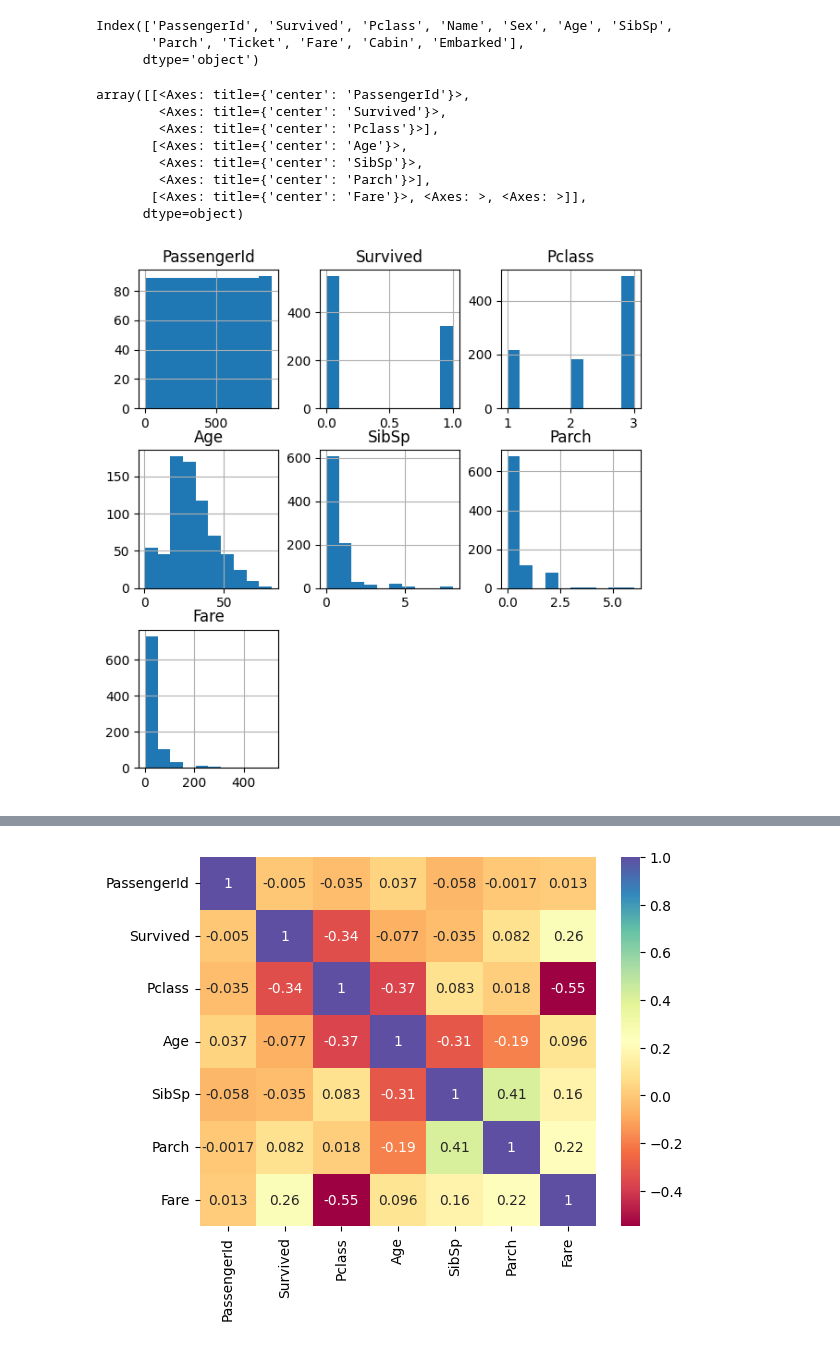
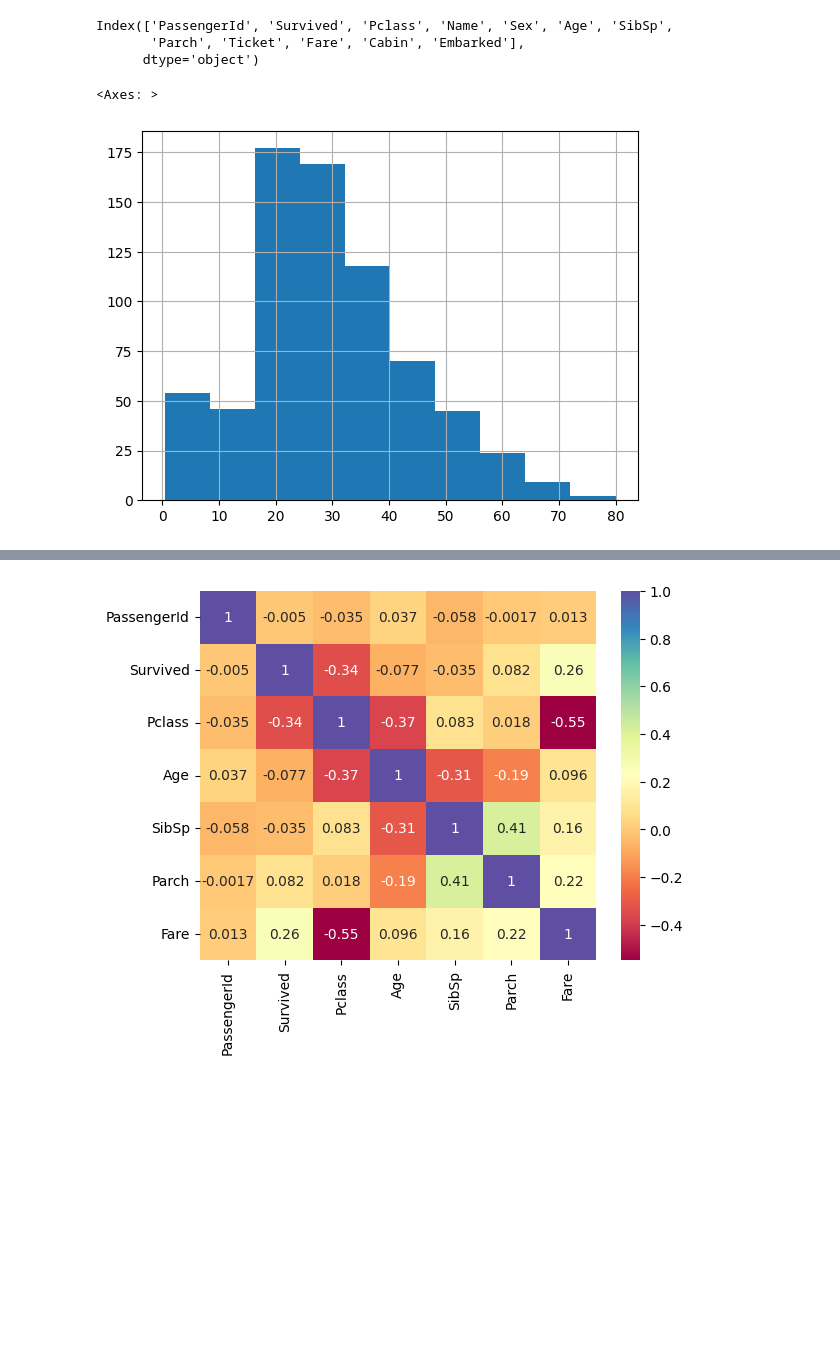
Before and after one commit to thisalmadu/ReDI, a Jupyter notebook: Titanic_Explore.ipynb, the cells around one changed output, grey strips where cells are left out. Saved outputs shown, nothing was run; the diff lists cells and outputs as text; code cells hidden in the pictures; blank space fills up the shorter version.

```diff
--- a/Titanic_Explore.ipynb
+++ b/Titanic_Explore.ipynb
@@ -121,13 +113,6 @@ death_rate = ((died/total_passengers) * 100).round(1) # rounding for ease of rea
 # %%
-# Histograms of numerical columns
-df.hist(bins = 10, figsize=(7,7))
+# Distribution of the age of the passengers
+df['Age'].hist(bins = 10)
 # %% [output]
-array([[<Axes: title={'center': 'PassengerId'}>,
-        <Axes: title={'center': 'Survived'}>,
-        <Axes: title={'center': 'Pclass'}>],
-       [<Axes: title={'center': 'Age'}>,
-        <Axes: title={'center': 'SibSp'}>,
-        <Axes: title={'center': 'Parch'}>],
-       [<Axes: title={'center': 'Fare'}>, <Axes: >, <Axes: >]],
-      dtype=object)
+<Axes: >
-[figure, old version]
+[figure, new version]
```
Also changed, not shown: parts of 6 cells of this notebook.
